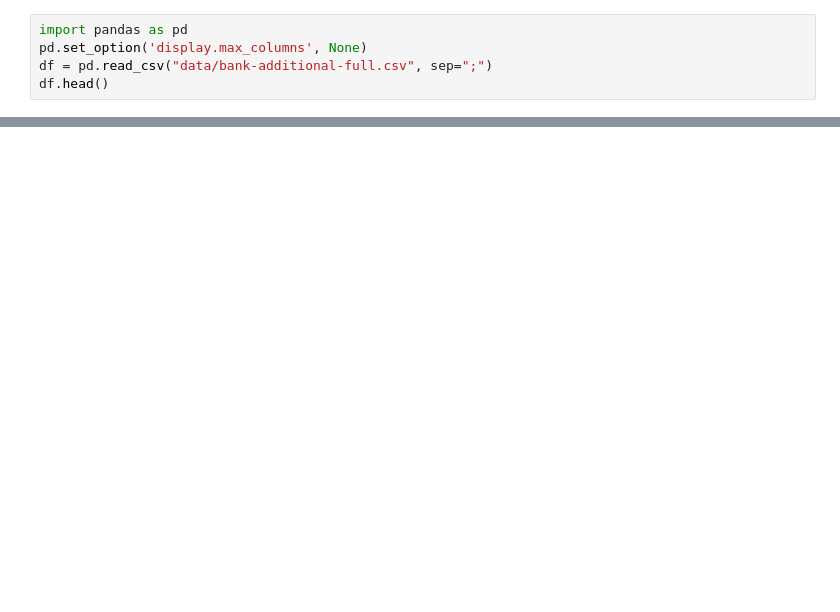
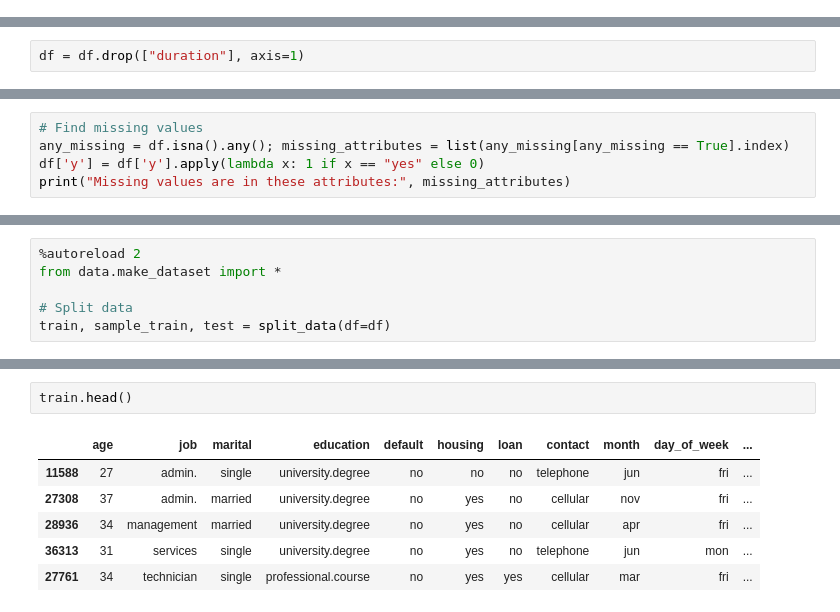
Before and after one commit to Peter-32/bank_customer, a Jupyter notebook: notebooks/1_Define_the_Problem.ipynb, the cells around one changed output, grey strips where cells are left out. Drawn from its saved outputs; the diff is of its cells as text; blank space fills up the shorter version.

```diff
--- a/notebooks/1_Define_the_Problem.ipynb
+++ b/notebooks/1_Define_the_Problem.ipynb
@@ -60,5 +110,0 @@ The work has been done for us, we should include all of the data from the bank-a
-# %%
-import pandas as pd
-pd.set_option('display.max_columns', None)
-df = pd.read_csv("data/bank-additional-full.csv", sep=";")
-df.head()
@@ -71,0 +111,2 @@ df.head()
+# %%
+df = df.drop(["duration"], axis=1)
@@ -71,0 +115,5 @@ df.head()
+# %%
+# Find missing values
+any_missing = df.isna().any(); missing_attributes = list(any_missing[any_missing == True].index)
+df['y'] = df['y'].apply(lambda x: 1 if x == "yes" else 0)
+print("Missing values are in these attributes:", missing_attributes)
@@ -71,0 +124,6 @@ df.head()
+# %%
+%autoreload 2
+from data.make_dataset import *
+
+# Split data
+train, sample_train, test = split_data(df=df)
@@ -71,0 +141,9 @@ df.head()
+# %%
+train.head()
+# %% [output]
+|  | age | job | marital | education | default | housing | loan | contact | month | day_of_week | ... |
+| 11588 | 27 | admin. | single | university.degree | no | no | no | telephone | jun | fri | ... |
+| 27308 | 37 | admin. | married | university.degree | no | yes | no | cellular | nov | fri | ... |
+| 28936 | 34 | management | married | university.degree | no | yes | no | cellular | apr | fri | ... |
+| 36313 | 31 | services | single | university.degree | no | yes | no | telephone | jun | mon | ... |
+| 27761 | 34 | technician | single | professional.course | no | yes | yes | cellular | mar | fri | ... |
```
Also changed, not shown: parts of 13 cells of this notebook, 4 other files.
